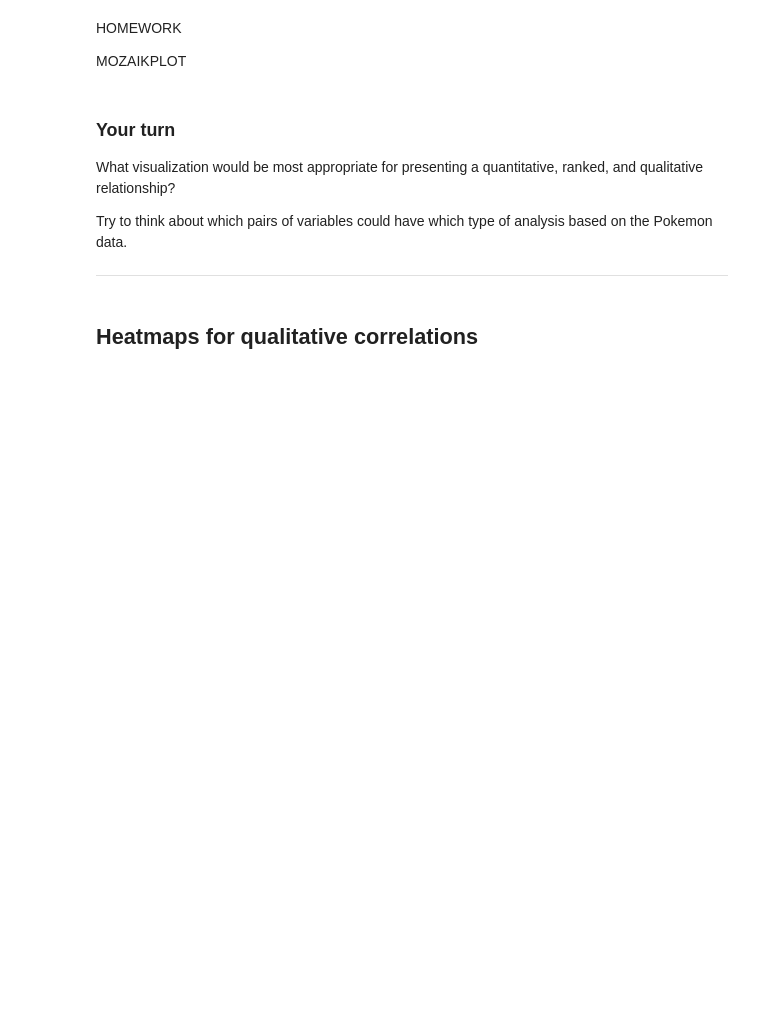
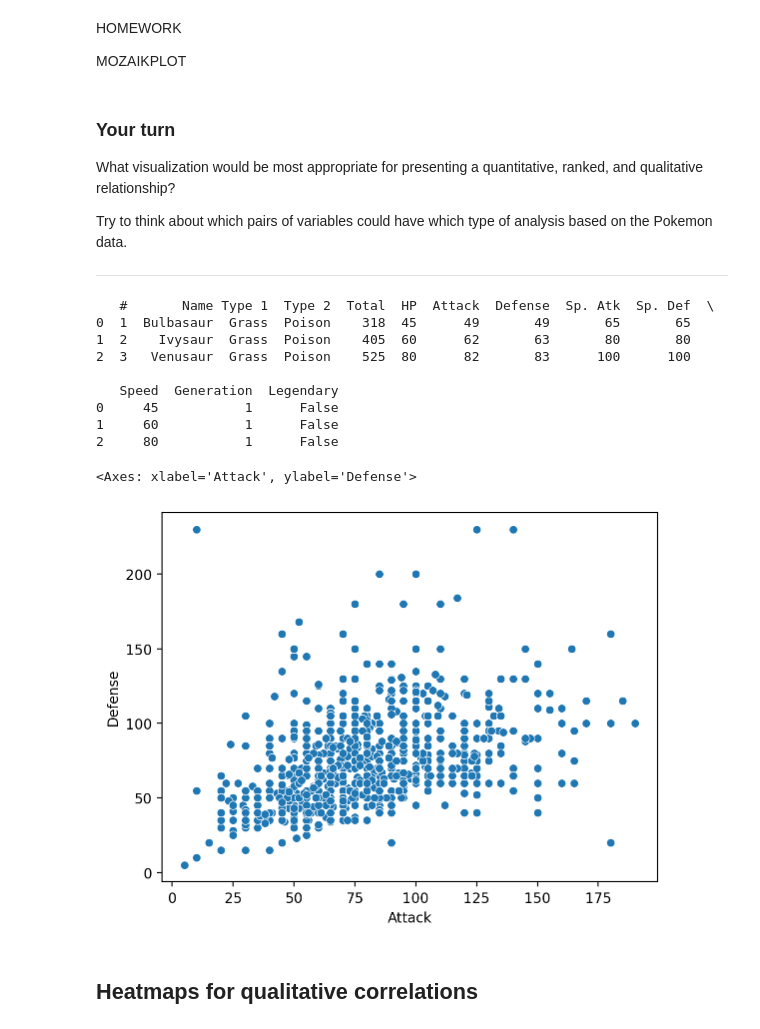
Before and after one commit to FilipBerka04/Descriptive_Statistics, a Jupyter notebook: Lab_6/Exercise9.ipynb, the cells around one changed output. Cells and saved outputs as stored; diff of their text form; code cells hidden in the pictures; blank space fills up the shorter version.

Commit message:
done some work to visualization methods

```diff
--- a/Lab_6/Exercise9.ipynb
+++ b/Lab_6/Exercise9.ipynb
@@ -523,6 +527,27 @@ Try to think about which pairs of variables could have which type of analysis ba
 ---
 # %%
 ## Your code and discussion here
+
+print(df_pokemon.head(3))
+
+# for presenting a quantitative relationship the approprate visualization is for example a scatterplot or a heatmap>
+# quantitative relationship in pokemon dataset could be observed between, for example, Attack and Defense, or Attack and Speed.
+sns.scatterplot(data=df_pokemon, x='Attack', y='Defense')
+
+# for presentig a qualitative relationship the appropriate visualization is for example a mozaik plot
+# a qualitative relationship in pokemon dataset could be observed between Type 1 and Type 2.
+# %% [output]
+   #       Name Type 1  Type 2  Total  HP  Attack  Defense  Sp. Atk  Sp. Def  \
+0  1  Bulbasaur  Grass  Poison    318  45      49       49       65       65
+1  2    Ivysaur  Grass  Poison    405  60      62       63       80       80
+2  3   Venusaur  Grass  Poison    525  80      82       83      100      100
+
+   Speed  Generation  Legendary
+0     45           1      False
+1     60           1      False
+2     80           1      False
+<Axes: xlabel='Attack', ylabel='Defense'>
+[figure, added]
 # %% [markdown]
 ## Heatmaps for qualitative correlations
 # %%
```
Also changed, not shown: parts of 7 cells of this notebook.
